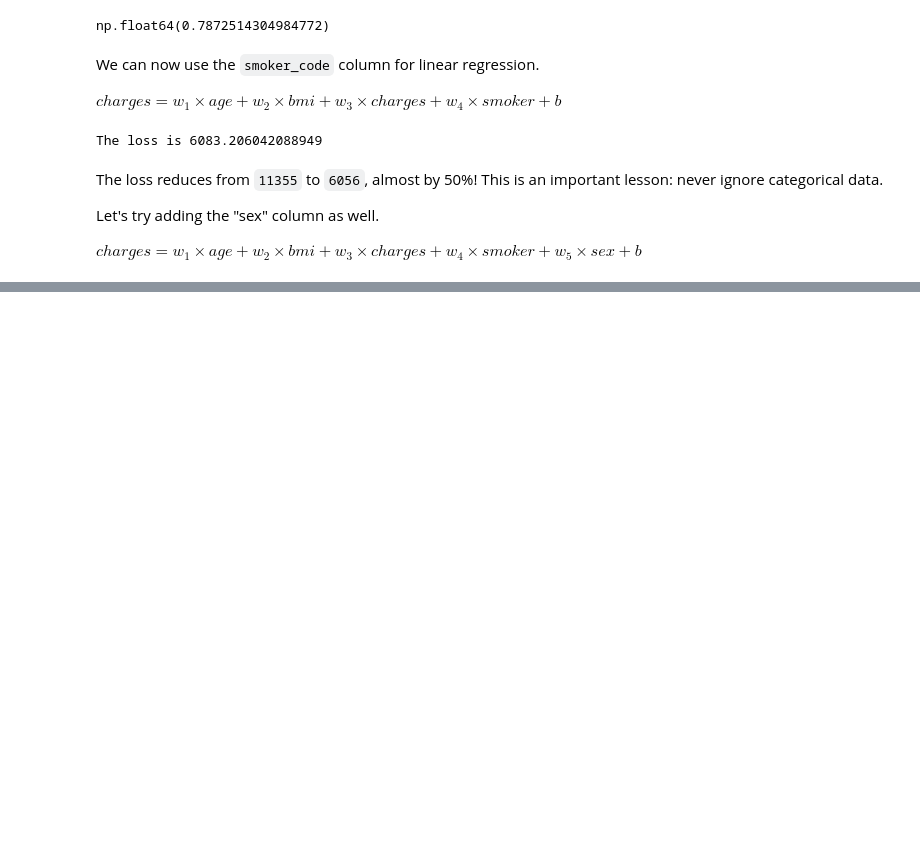
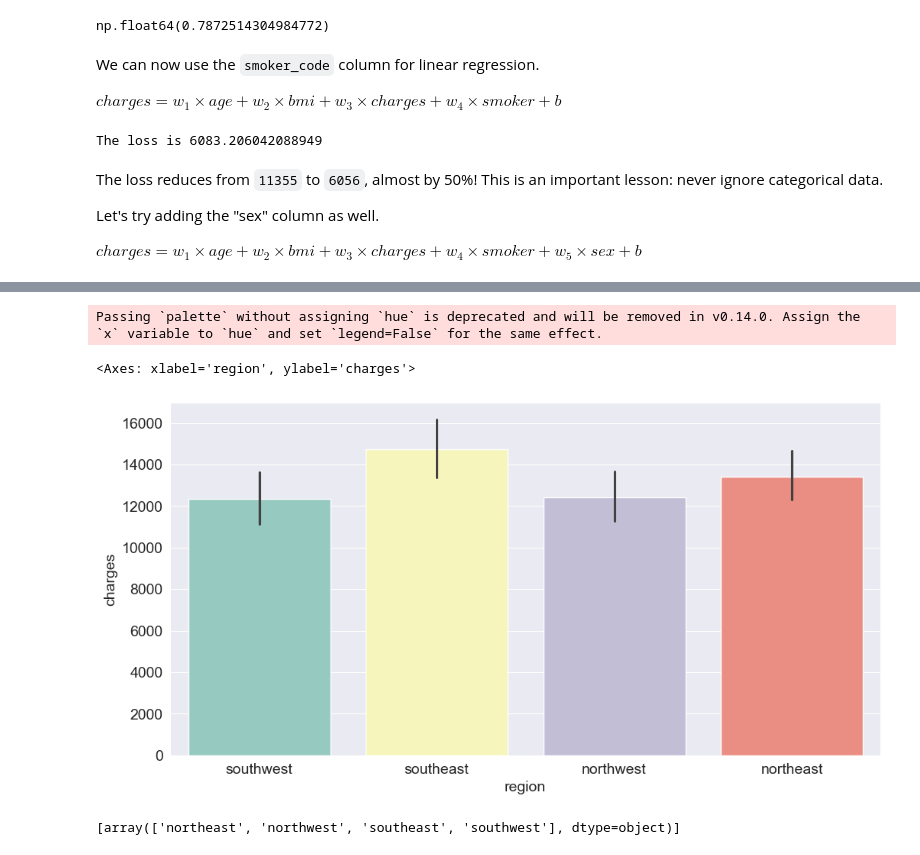
Before and after one commit to Abdllahy/annual-medical-expenditure, a Jupyter notebook: main.ipynb, the cells around one changed output, grey strips where cells are left out. Drawn from its saved outputs; the diff is of its cells as text; code cells hidden in the pictures; blank space fills up the shorter version.

```diff
--- a/main.ipynb
+++ b/main.ipynb
@@ -872,0 +918,13 @@ $charges = w_1 \times age + w_2 \times bmi + w_3 \times charges + w_4 \times smo
+# %%
+sns.barplot(data=medical_df, x='region', y='charges', palette='Set3',legend=False) # other palettes include pastel, deep, muted
+# %% [output]
+Passing `palette` without assigning `hue` is deprecated and will be removed in v0.14.0. Assign the `x` variable to `hue` and set `legend=False` for the same effect.
+<Axes: xlabel='region', ylabel='charges'>
+[figure, added]
+# %%
+from sklearn import preprocessing
+enc = preprocessing.OneHotEncoder()
+enc.fit(medical_df[['region']])
+enc.categories_
+# %% [output]
+[array(['northeast', 'northwest', 'southeast', 'southwest'], dtype=object)]
```
Also changed, not shown: parts of 11 cells of this notebook.
